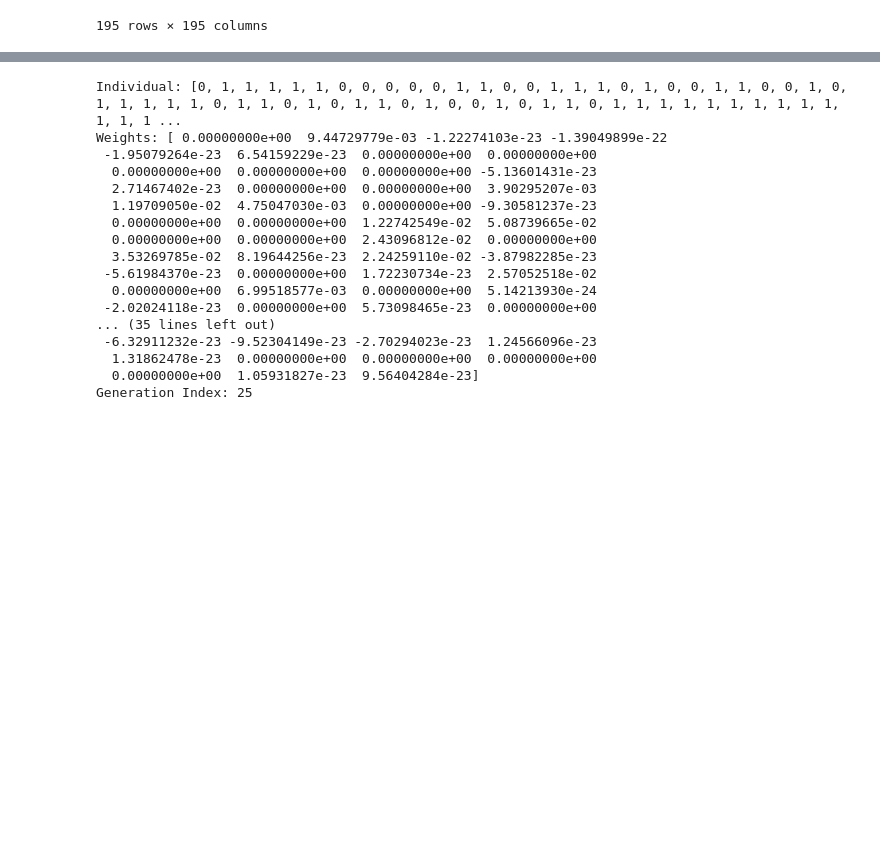
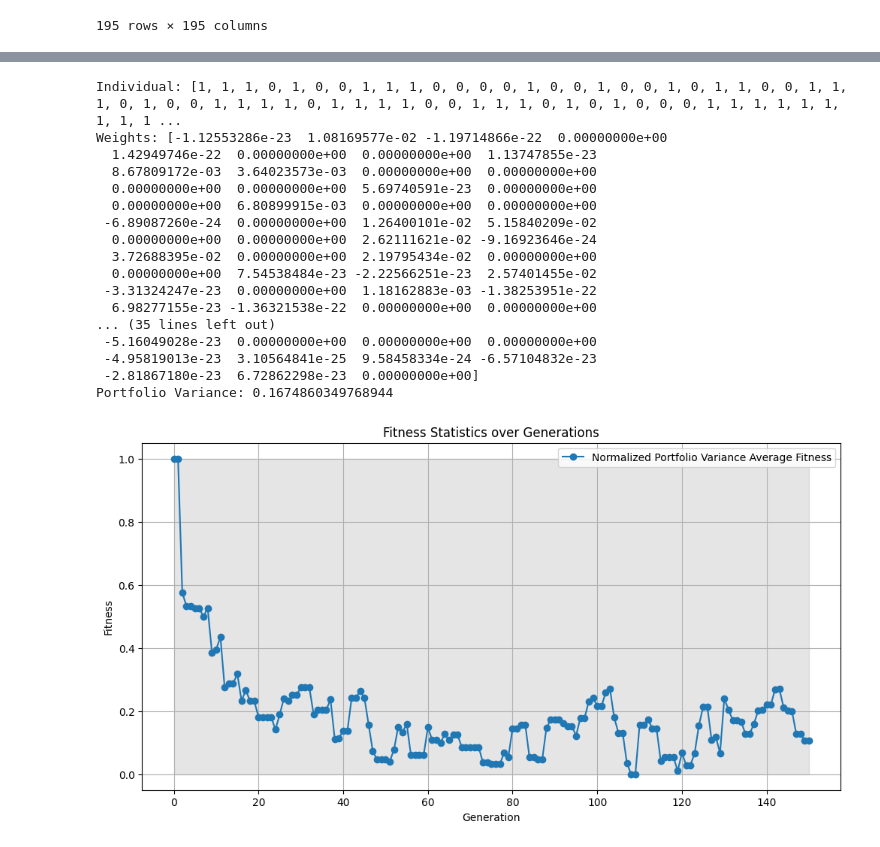
Before and after one commit to jemjemzzZ/Portfolio-Optimization-Research, a Jupyter notebook: Q1/performance_test/performance_test.ipynb, the cells around one changed output, grey strips where cells are left out. Saved outputs shown, nothing was run; the diff lists cells and outputs as text; code cells hidden in the pictures; blank space fills up the shorter version.

```diff
--- a/Q1/performance_test/performance_test.ipynb
+++ b/Q1/performance_test/performance_test.ipynb
@@ -167,7 +169,7 @@ Pareto Front Output
 """
 # Get weights info
 def get_weights(individual):
-    volatility, optimized_weights = test_model(individual, cov_matrix)
+    portfolio_variance, optimized_weights = test_model(individual, cov_matrix)
     full_weights = np.zeros(len(cov_matrix.columns))
     weight_index = 0
     for i, included in enumerate(individual):
@@ -183,22 +185,49 @@ individual_weights = {str(ind): get_weights(ind) for ind in pareto_front}
 for ind in pareto_front:
     print(f"Individual: {ind}")
     print(f"Weights: {individual_weights[str(ind)]}")
-    print(f"Generation Index: {generation_of_individual[str(ind)]}")
+    print(f"Portfolio Variance: {test_model(ind, cov_matrix)[0]}")
+    # print(f"Generation Index: {generation_of_individual[str(ind)]}")
 # %% [output]
-Individual: [0, 1, 1, 1, 1, 1, 0, 0, 0, 0, 0, 1, 1, 0, 0, 1, 1, 1, 0, 1, 0, 0, 1, 1, 0, 0, 1, 0, 1, 1, 1, 1, 1, 0, 1, 1, 0, 1, 0, 1, 1, 0, 1, 0, 0, 1, 0, 1, 1, 0, 1, 1, 1, 1, 1, 1, 1, 1, 1, 1, 1, 1, 1 ...
-Weights: [ 0.00000000e+00  9.44729779e-03 -1.22274103e-23 -1.39049899e-22
- -1.95079264e-23  6.54159229e-23  0.00000000e+00  0.00000000e+00
-  0.00000000e+00  0.00000000e+00  0.00000000e+00 -5.13601431e-23
-  2.71467402e-23  0.00000000e+00  0.00000000e+00  3.90295207e-03
-  1.19709050e-02  4.75047030e-03  0.00000000e+00 -9.30581237e-23
-  0.00000000e+00  0.00000000e+00  1.22742549e-02  5.08739665e-02
-  0.00000000e+00  0.00000000e+00  2.43096812e-02  0.00000000e+00
-  3.53269785e-02  8.19644256e-23  2.24259110e-02 -3.87982285e-23
- -5.61984370e-23  0.00000000e+00  1.72230734e-23  2.57052518e-02
-  0.00000000e+00  6.99518577e-03  0.00000000e+00  5.14213930e-24
- -2.02024118e-23  0.00000000e+00  5.73098465e-23  0.00000000e+00
+Individual: [1, 1, 1, 0, 1, 0, 0, 1, 1, 1, 0, 0, 0, 0, 1, 0, 0, 1, 0, 0, 1, 0, 1, 1, 0, 0, 1, 1, 1, 0, 1, 0, 0, 1, 1, 1, 1, 0, 1, 1, 1, 1, 0, 0, 1, 1, 1, 0, 1, 0, 1, 0, 0, 0, 1, 1, 1, 1, 1, 1, 1, 1, 1 ...
+Weights: [-1.12553286e-23  1.08169577e-02 -1.19714866e-22  0.00000000e+00
+  1.42949746e-22  0.00000000e+00  0.00000000e+00  1.13747855e-23
+  8.67809172e-03  3.64023573e-03  0.00000000e+00  0.00000000e+00
+  0.00000000e+00  0.00000000e+00  5.69740591e-23  0.00000000e+00
+  0.00000000e+00  6.80899915e-03  0.00000000e+00  0.00000000e+00
+ -6.89087260e-24  0.00000000e+00  1.26400101e-02  5.15840209e-02
+  0.00000000e+00  0.00000000e+00  2.62111621e-02 -9.16923646e-24
+  3.72688395e-02  0.00000000e+00  2.19795434e-02  0.00000000e+00
+  0.00000000e+00  7.54538484e-23 -2.22566251e-23  2.57401455e-02
+ -3.31324247e-23  0.00000000e+00  1.18162883e-03 -1.38253951e-22
+  6.98277155e-23 -1.36321538e-22  0.00000000e+00  0.00000000e+00
 ... (35 lines left out)
- -6.32911232e-23 -9.52304149e-23 -2.70294023e-23  1.24566096e-23
-  1.31862478e-23  0.00000000e+00  0.00000000e+00  0.00000000e+00
-  0.00000000e+00  1.05931827e-23  9.56404284e-23]
-Generation Index: 25
+ -5.16049028e-23  0.00000000e+00  0.00000000e+00  0.00000000e+00
+ -4.95819013e-23  3.10564841e-25  9.58458334e-24 -6.57104832e-23
+ -2.81867180e-23  6.72862298e-23  0.00000000e+00]
+Portfolio Variance: 0.1674860349768944
+# %%
+gen = logbook.select('gen')
+min_fitness = logbook.select('min')
+
+def normalize(data):
+    min_val = np.min(data)
+    max_val = np.max(data)
+    return (data - min_val) / (max_val - min_val)
+
+normalized_min_fitness = [normalize([fit[i] for fit in min_fitness]) for i in range(len(min_fitness[0]))]
+
+plt.figure(figsize=(12, 6))
+
+for obj_avg in normalized_min_fitness:
+    plt.plot(gen, obj_avg, label=f'Normalized Portfolio Variance Average Fitness', marker='o')
+
+plt.fill_between(gen, 0, 1, alpha=0.2, color='grey')
+
+plt.title('Fitness Statistics over Generations')
+plt.xlabel('Generation')
+plt.ylabel('Fitness')
+plt.legend()
+plt.grid(True)
+plt.show()
+# %% [output]
+[figure, added]
```
Also changed, not shown: parts of 1 cell of this notebook, 1 other file.
